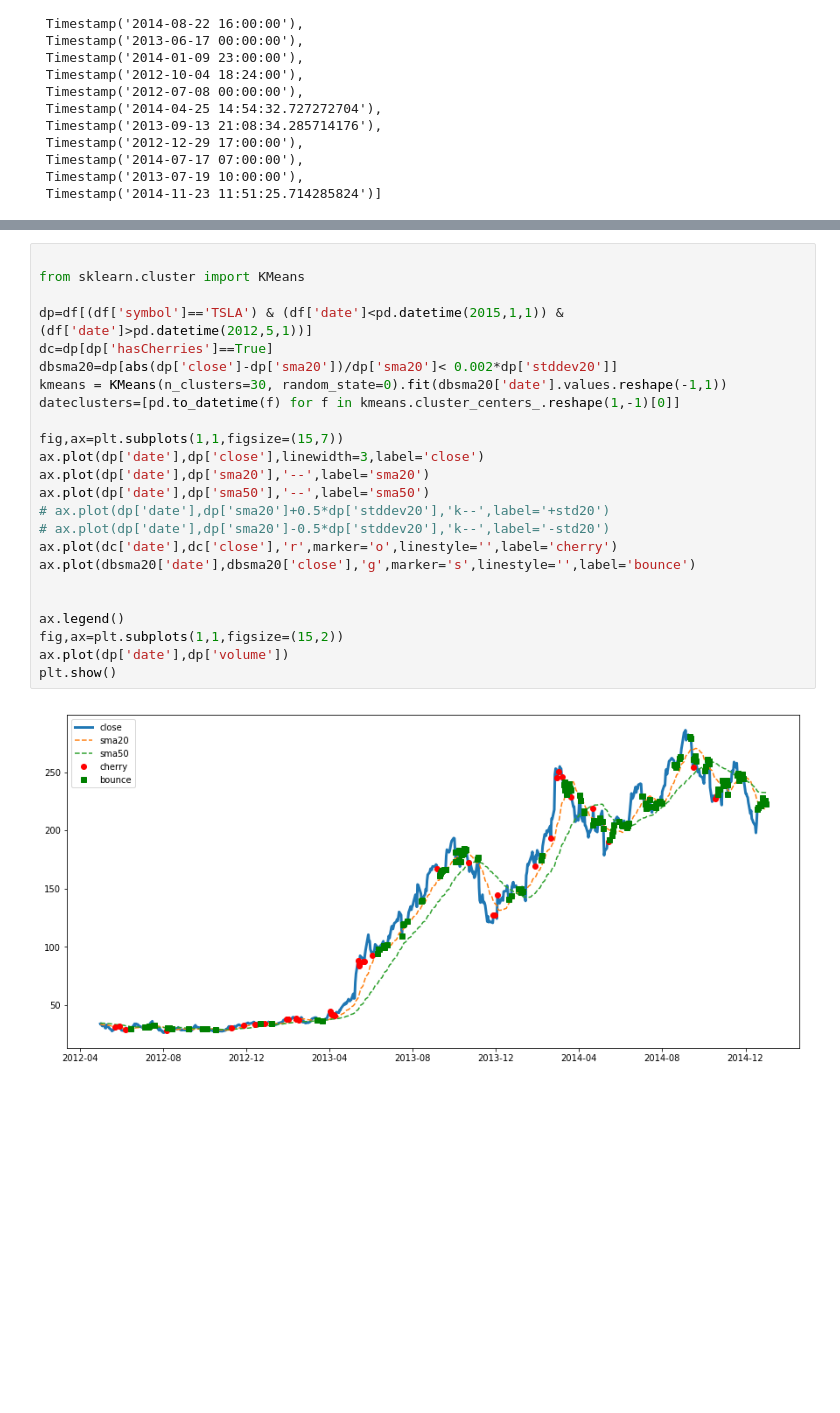
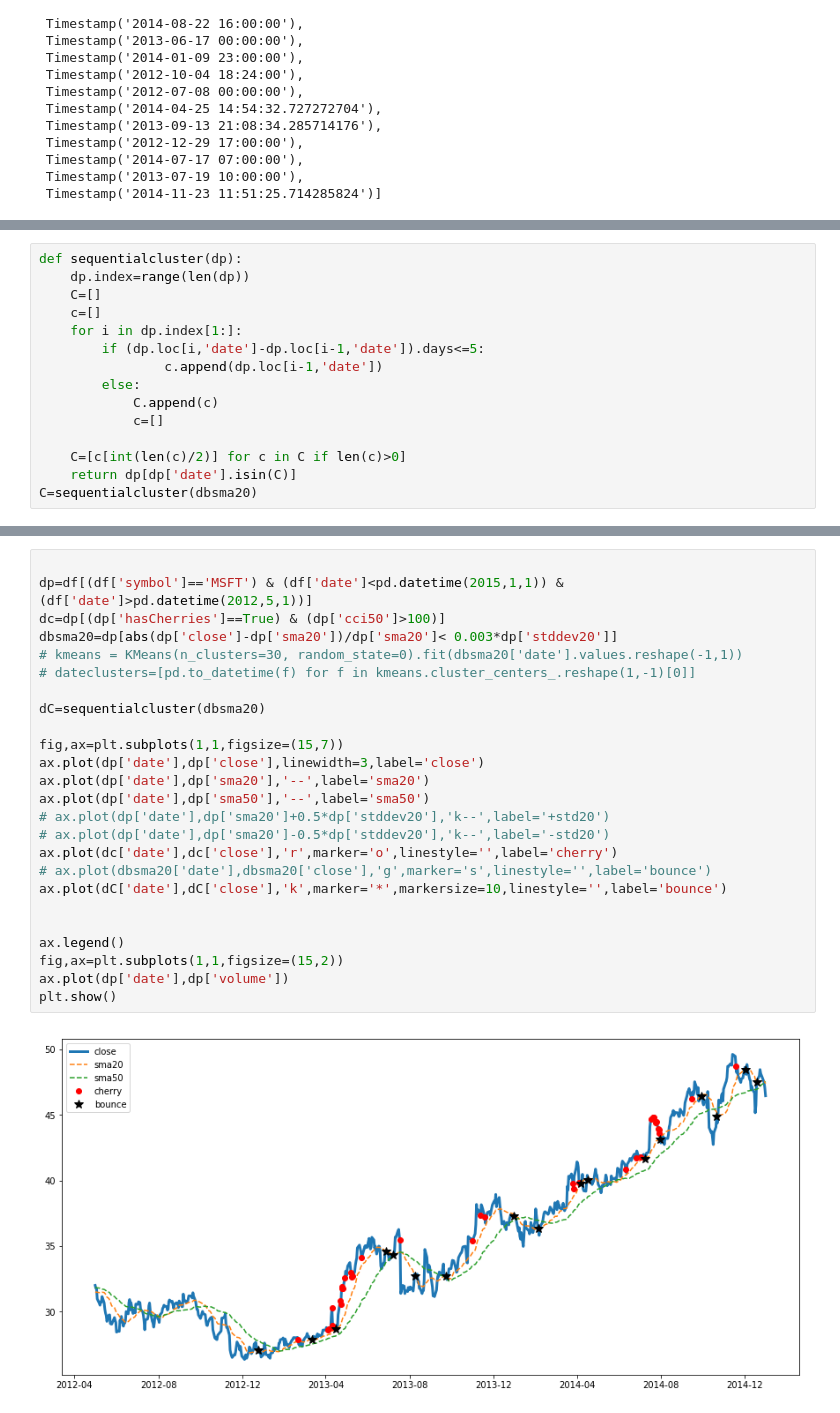
Before and after one commit to ajmal017/trade_analytics, a Jupyter notebook: trade_analytics/trade_analytics.ipynb, the cells around one changed output, grey strips where cells are left out. Saved outputs shown, nothing was run; the diff lists cells and outputs as text; blank space fills up the shorter version.

```diff
--- a/trade_analytics/trade_analytics.ipynb
+++ b/trade_analytics/trade_analytics.ipynb
@@ -153,0 +177,15 @@ ValueError: Length of values does not match length of index
+# %%
+def sequentialcluster(dp):
+    dp.index=range(len(dp))
+    C=[]
+    c=[]
+    for i in dp.index[1:]:
+        if (dp.loc[i,'date']-dp.loc[i-1,'date']).days<=5:
+                c.append(dp.loc[i-1,'date'])
+        else:
+            C.append(c)
+            c=[]
+
+    C=[c[int(len(c)/2)] for c in C if len(c)>0]
+    return dp[dp['date'].isin(C)]
+C=sequentialcluster(dbsma20)
@@ -154,26 +211,27 @@ ValueError: Length of values does not match length of index
 # %%
 
-from sklearn.cluster import KMeans
+dp=df[(df['symbol']=='MSFT') & (df['date']<pd.datetime(2015,1,1)) & (df['date']>pd.datetime(2012,5,1))]
+dc=dp[(dp['hasCherries']==True) & (dp['cci50']>100)]
+dbsma20=dp[abs(dp['close']-dp['sma20'])/dp['sma20']< 0.003*dp['stddev20']]
+# kmeans = KMeans(n_clusters=30, random_state=0).fit(dbsma20['date'].values.reshape(-1,1))
+# dateclusters=[pd.to_datetime(f) for f in kmeans.cluster_centers_.reshape(1,-1)[0]]
 
-dp=df[(df['symbol']=='TSLA') & (df['date']<pd.datetime(2015,1,1)) & (df['date']>pd.datetime(2012,5,1))]
-dc=dp[dp['hasCherries']==True]
-dbsma20=dp[abs(dp['close']-dp['sma20'])/dp['sma20']< 0.002*dp['stddev20']]
-kmeans = KMeans(n_clusters=30, random_state=0).fit(dbsma20['date'].values.reshape(-1,1))
-dateclusters=[pd.to_datetime(f) for f in kmeans.cluster_centers_.reshape(1,-1)[0]]
+dC=sequentialcluster(dbsma20)
 
 fig,ax=plt.subplots(1,1,figsize=(15,7))
 ax.plot(dp['date'],dp['close'],linewidth=3,label='close')
 ax.plot(dp['date'],dp['sma20'],'--',label='sma20')
 ax.plot(dp['date'],dp['sma50'],'--',label='sma50')
 # ax.plot(dp['date'],dp['sma20']+0.5*dp['stddev20'],'k--',label='+std20')
 # ax.plot(dp['date'],dp['sma20']-0.5*dp['stddev20'],'k--',label='-std20')
 ax.plot(dc['date'],dc['close'],'r',marker='o',linestyle='',label='cherry')
-ax.plot(dbsma20['date'],dbsma20['close'],'g',marker='s',linestyle='',label='bounce')
+# ax.plot(dbsma20['date'],dbsma20['close'],'g',marker='s',linestyle='',label='bounce')
+ax.plot(dC['date'],dC['close'],'k',marker='*',markersize=10,linestyle='',label='bounce')
 
 
 ax.legend()
 fig,ax=plt.subplots(1,1,figsize=(15,2))
 ax.plot(dp['date'],dp['volume'])
 plt.show()
 # %% [output]
-[figure, old version]
+[figure, new version]
```
Also changed, not shown: parts of 12 cells of this notebook, 5 other files.
